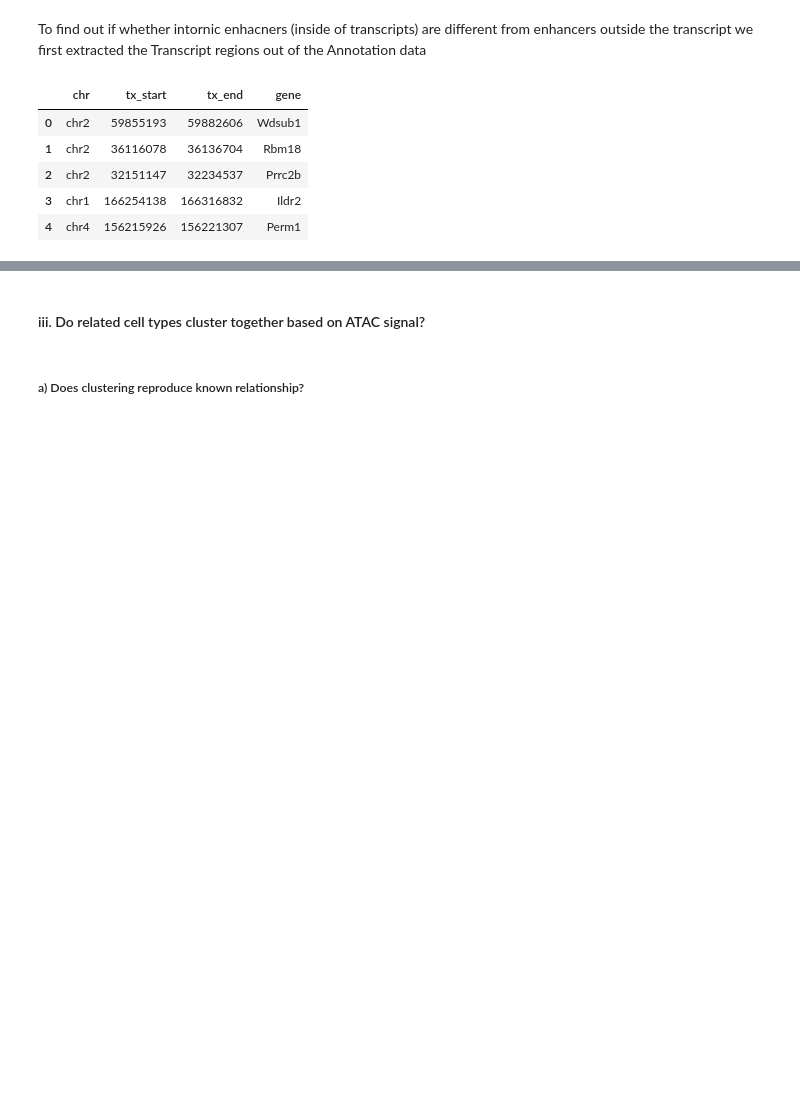
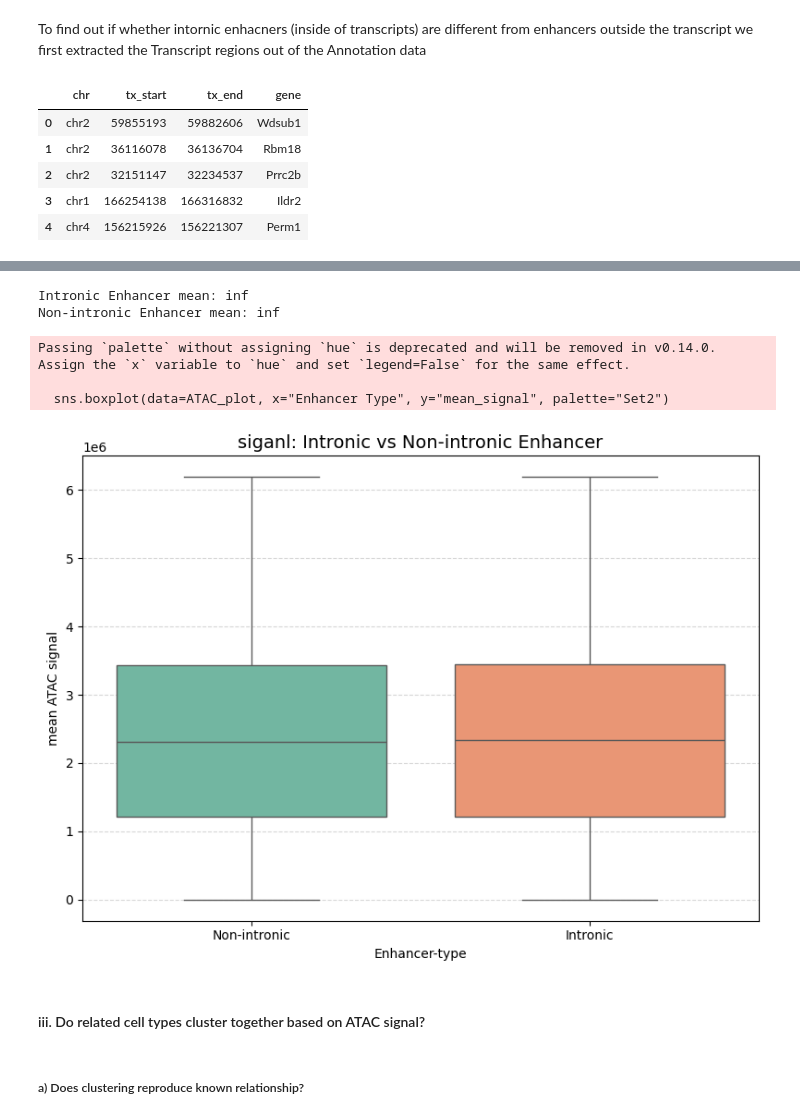
Before and after one commit to Topic2-Gene-Regulation-Immune-Cells/B-cells-Team1, a Jupyter notebook: ATAC_seq.ipynb, the cells around one changed output, grey strips where cells are left out. Drawn from its saved outputs; the diff is of its cells as text; code cells hidden in the pictures; blank space fills up the shorter version.

```diff
--- a/ATAC_seq.ipynb
+++ b/ATAC_seq.ipynb
@@ -934,3 +960,56 @@ transcripts.head()
+# %%
+#Tree per chromosome
+trees = defaultdict(IntervalTree)
+
+for _, row in transcripts.iterrows():
+    trees[row["chr"]].add(Interval(row["tx_start"], row["tx_end"], data=row["gene"]))
+# %%
+#prep ATAC-Peaks
+ATAC["Start"] = ATAC["Summit"]
+ATAC["End"] = ATAC["Summit"] + 1
+# %%
+#classifiy: Intronic?
+def is_intronic(row):
+    chrom = row["chrom"]
+    start = row["Start"]
+    end = row["End"]
+    return len(trees[chrom].overlap(start, end)) > 0
+
+ATAC["is_intronic"] = ATAC.apply(is_intronic, axis=1)
+# %%
+# ATAC mean
+signal_cols = ATAC.select_dtypes(include=["float64", "int64"]).columns
+ATAC["mean_signal"] = ATAC[signal_cols].mean(axis=1)
+
+# compare mean
+intronic_mean = ATAC[ATAC["is_intronic"]]["mean_signal"].mean()
+non_intronic_mean = ATAC[~ATAC["is_intronic"]]["mean_signal"].mean()
+
+print("Intronic Enhancer mean:", round(intronic_mean, 3))
+print("Non-intronic Enhancer mean:", round(non_intronic_mean, 3))
+# %% [output]
+Intronic Enhancer mean: inf
+Non-intronic Enhancer mean: inf
+# %%
+#category names for plot
+ATAC_plot = ATAC.copy()
+ATAC_plot["Enhancer Type"] = ATAC_plot["is_intronic"].map({True: "Intronic", False: "Non-intronic"})
+
+# Boxplot
+plt.figure(figsize=(8, 6))
+sns.boxplot(data=ATAC_plot, x="Enhancer Type", y="mean_signal", palette="Set2")
+
+plt.title("siganl: Intronic vs Non-intronic Enhancer", fontsize=14)
+plt.xlabel("Enhancer-type")
+plt.ylabel("mean ATAC signal")
+plt.grid(True, axis='y', linestyle='--', alpha=0.5)
+plt.tight_layout()
+plt.show()
+# %% [output]
+Passing `palette` without assigning `hue` is deprecated and will be removed in v0.14.0. Assign the `x` variable to `hue` and set `legend=False` for the same effect.
+
+  sns.boxplot(data=ATAC_plot, x="Enhancer Type", y="mean_signal", palette="Set2")
+[figure, added]
 # %% [markdown]
 #### iii. Do related cell types cluster together based on ATAC signal?
 # %% [markdown]
```
Also changed, not shown: parts of 1 cell of this notebook.
